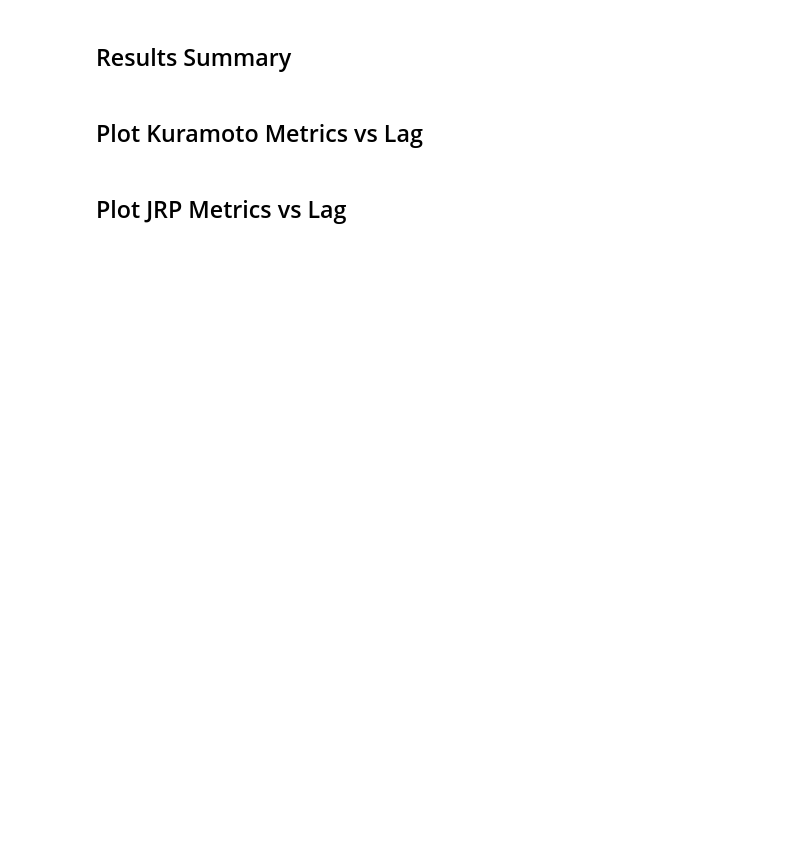
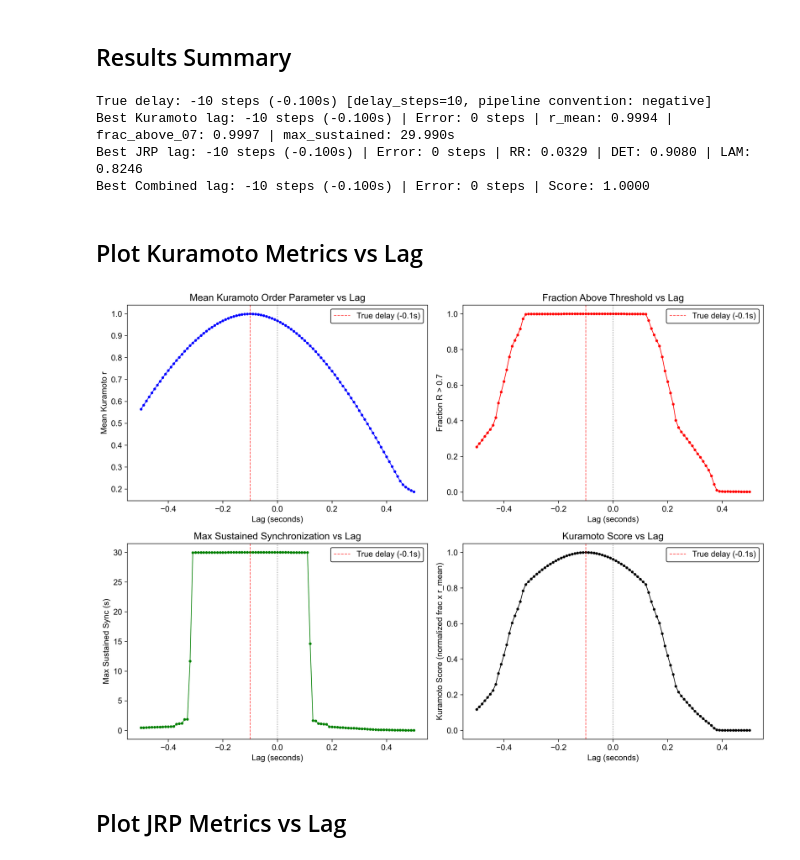
Before and after one commit to dgarciacesga/synch_delay, a Jupyter notebook: notebooks/delay_char_bz_delayed.ipynb, the cells around one changed output. Drawn from its saved outputs; the diff is of its cells as text; code cells hidden in the pictures; blank space fills up the shorter version.

Commit message:
Mejora en notebooks y documentación con pipeline de caracterización de retardo.

```diff
--- a/notebooks/delay_char_bz_delayed.ipynb
+++ b/notebooks/delay_char_bz_delayed.ipynb
@@ -58,7 +58,7 @@ bz_delayed = BelousovZhabotinskyDataSource(
     initial_values=[0.1, 0.1],
     iterations=5000,
     variable='x',
-    delay_steps=100,  # True delay to recover (1 second at 100 Hz)
+    delay_steps=10,  # True delay to recover (0.10 second at 100 Hz)
     noise_std=0.005,   # Add noise to BOTH signals
     sampling_rate=100.0,
     transient=2000,   # Discard first 2000 samples (transient)
@@ -76,12 +76,12 @@ The `DelayCharacterizationPipeline` automatically:
 # --- PIPELINE SETUP ---
 pipeline = DelayCharacterizationPipeline(
     bz_delayed,
-    max_lag=150,       # Search up to 1.5 seconds
+    max_lag=50,       # Search up to 0.5 seconds
     lag_step=1,        # 1 step = 0.01s resolution
     jrp_m=3,           # Embedding dimension
     jrp_tau=1,         # Embedding delay
     jrp_rate=0.05,     # Recurrence rate
-    jrp_smooth_size=5, # Smoothing window
+    jrp_smooth_size=1, # Smoothing window
 )
 
 # Run the full pipeline
@@ -96,8 +107,9 @@ best_kuramoto_sustained = results_df.loc[results_df['kuramoto_score'].idxmax(),
 best_kuramoto_frac = results_df.loc[results_df['kuramoto_score'].idxmax(), 'frac_above_07']
 best_kuramoto_r = results_df.loc[results_df['kuramoto_score'].idxmax(), 'r_mean']
 
-true_delay = 100  # steps
-true_delay_sec = true_delay / 100.0  # 1 second at 100 Hz
+delay_steps = 10  # True delay applied to signal A in data source
+true_delay = -delay_steps  # Pipeline finds lag to align: negative of delay_steps
+true_delay_sec = true_delay / 100.0
 
 jrp_valid = results_df[(results_df['lag'] != -results_df['lag'].max()) & (results_df['lag'] != results_df['lag'].max()) & (results_df['jrp_RR'] > 0)].copy()
 best_jrp = int(jrp_valid.loc[jrp_valid['jrp_score'].idxmax(), 'lag']) if len(jrp_valid) > 0 else 0
@@ -108,10 +120,20 @@ best_jrp_lam = jrp_valid.loc[jrp_valid['jrp_score'].idxmax(), 'jrp_LAM'] if len(
 best_combined = int(results_df.loc[results_df['combined_score'].idxmax(), 'lag'])
 best_combined_score = results_df.loc[results_df['combined_score'].idxmax(), 'combined_score']
 
-print(f"True delay: {true_delay} steps ({true_delay_sec:.3f}s)")
-print(f"Best Kuramoto lag: {best_kuramoto} steps ({best_kuramoto/100:.3f}s) | r_mean: {best_kuramoto_r:.4f} | frac_above_07: {best_kuramoto_frac:.4f} | max_sustained: {best_kuramoto_sustained:.3f}s")
-print(f"Best JRP lag: {best_jrp} steps ({best_jrp/100:.3f}s) | RR: {best_jrp_rr:.4f} | DET: {best_jrp_det:.4f} | LAM: {best_jrp_lam:.4f}")
-print(f"Best Combined lag: {best_combined} steps ({best_combined/100:.3f}s) | Score: {best_combined_score:.4f}")
+# Calculate errors
+err_kuramoto = abs(best_kuramoto - true_delay)
+err_jrp = abs(best_jrp - true_delay)
+err_combined = abs(best_combined - true_delay)
+
+print(f"True delay: {true_delay} steps ({true_delay_sec:.3f}s) [delay_steps={delay_steps}, pipeline convention: negative]")
+print(f"Best Kuramoto lag: {best_kuramoto} steps ({best_kuramoto/100:.3f}s) | Error: {err_kuramoto} steps | r_mean: {best_kuramoto_r:.4f} | frac_above_07: {best_kuramoto_frac:.4f} | max_sustained: {best_kuramoto_sustained:.3f}s")
+print(f"Best JRP lag: {best_jrp} steps ({best_jrp/100:.3f}s) | Error: {err_jrp} steps | RR: {best_jrp_rr:.4f} | DET: {best_jrp_det:.4f} | LAM: {best_jrp_lam:.4f}")
+print(f"Best Combined lag: {best_combined} steps ({best_combined/100:.3f}s) | Error: {err_combined} steps | Score: {best_combined_score:.4f}")
+# %% [output]
+True delay: -10 steps (-0.100s) [delay_steps=10, pipeline convention: negative]
+Best Kuramoto lag: -10 steps (-0.100s) | Error: 0 steps | r_mean: 0.9994 | frac_above_07: 0.9997 | max_sustained: 29.990s
+Best JRP lag: -10 steps (-0.100s) | Error: 0 steps | RR: 0.0329 | DET: 0.9080 | LAM: 0.8246
+Best Combined lag: -10 steps (-0.100s) | Error: 0 steps | Score: 1.0000
 # %% [markdown]
 ## Plot Kuramoto Metrics vs Lag
 # %%
@@ -119,40 +141,46 @@ print(f"Best Combined lag: {best_combined} steps ({best_combined/100:.3f}s) | Sc
 fig, axes = plt.subplots(2, 2, figsize=(14, 10))
 fig.patch.set_facecolor('white')
 
-axes[0, 0].plot(results_df['lag_sec'], results_df['r_mean'], 'b-', linewidth=1)
+axes[0, 0].plot(results_df['lag_sec'], results_df['r_mean'], 'b-o', linewidth=1, markersize=3)
 axes[0, 0].set_xlabel('Lag (seconds)')
 axes[0, 0].set_ylabel('Mean Kuramoto r')
 axes[0, 0].set_title('Mean Kuramoto Order Parameter vs Lag')
+axes[0, 0].grid(False)
 axes[0, 0].axvline(x=0, color='k', linestyle=':', alpha=0.5)
 axes[0, 0].axvline(x=true_delay_sec, color='r', linestyle='--', alpha=0.7, label=f'True delay ({true_delay_sec:.1f}s)')
 axes[0, 0].legend(frameon=True, framealpha=0.9, edgecolor='black')
 
-axes[0, 1].plot(results_df['lag_sec'], results_df['frac_above_07'], 'r-', linewidth=1)
+axes[0, 1].plot(results_df['lag_sec'], results_df['frac_above_07'], 'r-o', linewidth=1, markersize=3)
 axes[0, 1].set_xlabel('Lag (seconds)')
 axes[0, 1].set_ylabel('Fraction R > 0.7')
 axes[0, 1].set_title('Fraction Above Threshold vs Lag')
+axes[0, 1].grid(False)
 axes[0, 1].axvline(x=0, color='k', linestyle=':', alpha=0.5)
 axes[0, 1].axvline(x=true_delay_sec, color='r', linestyle='--', alpha=0.7, label=f'True delay ({true_delay_sec:.1f}s)')
 axes[0, 1].legend(frameon=True, framealpha=0.9, edgecolor='black')
 
-axes[1, 0].plot(results_df['lag_sec'], results_df['max_sustained_sec'], 'g-', linewidth=1)
+axes[1, 0].plot(results_df['lag_sec'], results_df['max_sustained_sec'], 'g-o', linewidth=1, markersize=3)
 axes[1, 0].set_xlabel('Lag (seconds)')
 axes[1, 0].set_ylabel('Max Sustained Sync (s)')
 axes[1, 0].set_title('Max Sustained Synchronization vs Lag')
+axes[1, 0].grid(False)
 axes[1, 0].axvline(x=0, color='k', linestyle=':', alpha=0.5)
 axes[1, 0].axvline(x=true_delay_sec, color='r', linestyle='--', alpha=0.7, label=f'True delay ({true_delay_sec:.1f}s)')
 axes[1, 0].legend(frameon=True, framealpha=0.9, edgecolor='black')
 
-axes[1, 1].plot(results_df['lag_sec'], results_df['kuramoto_score'], 'k-', linewidth=1)
+axes[1, 1].plot(results_df['lag_sec'], results_df['kuramoto_score'], 'k-o', linewidth=1, markersize=3)
 axes[1, 1].set_xlabel('Lag (seconds)')
 axes[1, 1].set_ylabel('Kuramoto Score (normalized frac x r_mean)')
 axes[1, 1].set_title('Kuramoto Score vs Lag')
+axes[1, 1].grid(False)
 axes[1, 1].axvline(x=0, color='k', linestyle=':', alpha=0.5)
 axes[1, 1].axvline(x=true_delay_sec, color='r', linestyle='--', alpha=0.7, label=f'True delay ({true_delay_sec:.1f}s)')
 axes[1, 1].legend(frameon=True, framealpha=0.9, edgecolor='black')
 
 plt.tight_layout()
 plt.show()
+# %% [output]
+[figure, added]
 # %% [markdown]
 ## Plot JRP Metrics vs Lag
 # %%
```
Also changed, not shown: parts of 6 cells of this notebook, 31 other files.
